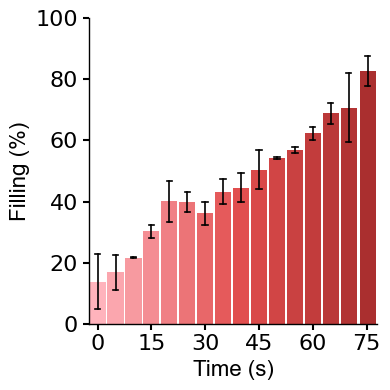
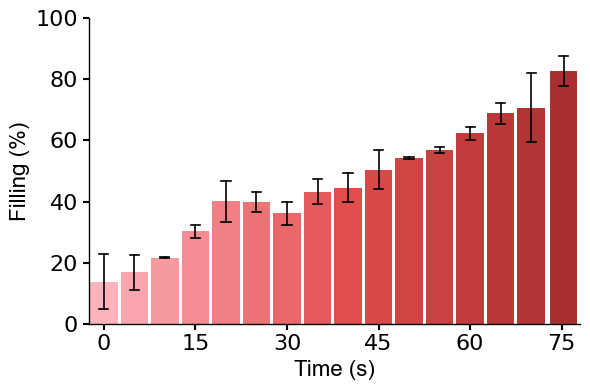
The notebook cell's code change between the first figure and the second:
--- before
+++ after
@@ -30,5 +30,7 @@
 
 # Plot
-plt.figure(figsize=(4, 4))
+# plt.figure(figsize=(4, 4))
+plt.figure(figsize=(6, 4))
+
 bars = plt.bar(data['Index'], normalized_mean, color=colors, width=4.5)
 

Commit: Widen pulsatile filling figure to 6x4